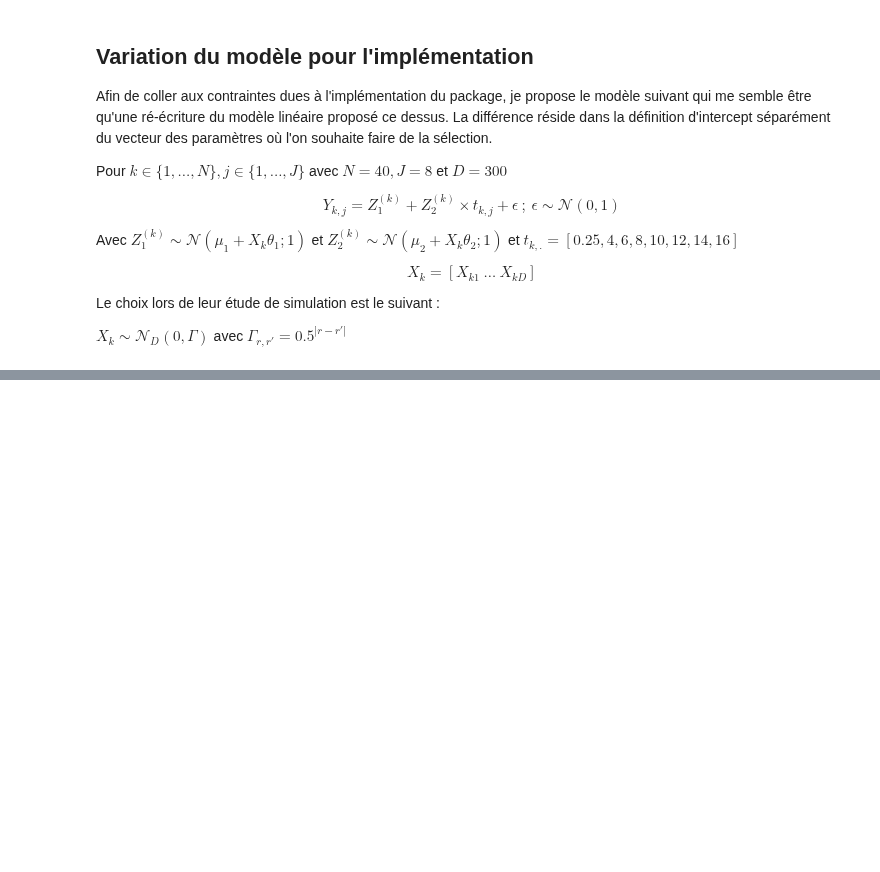
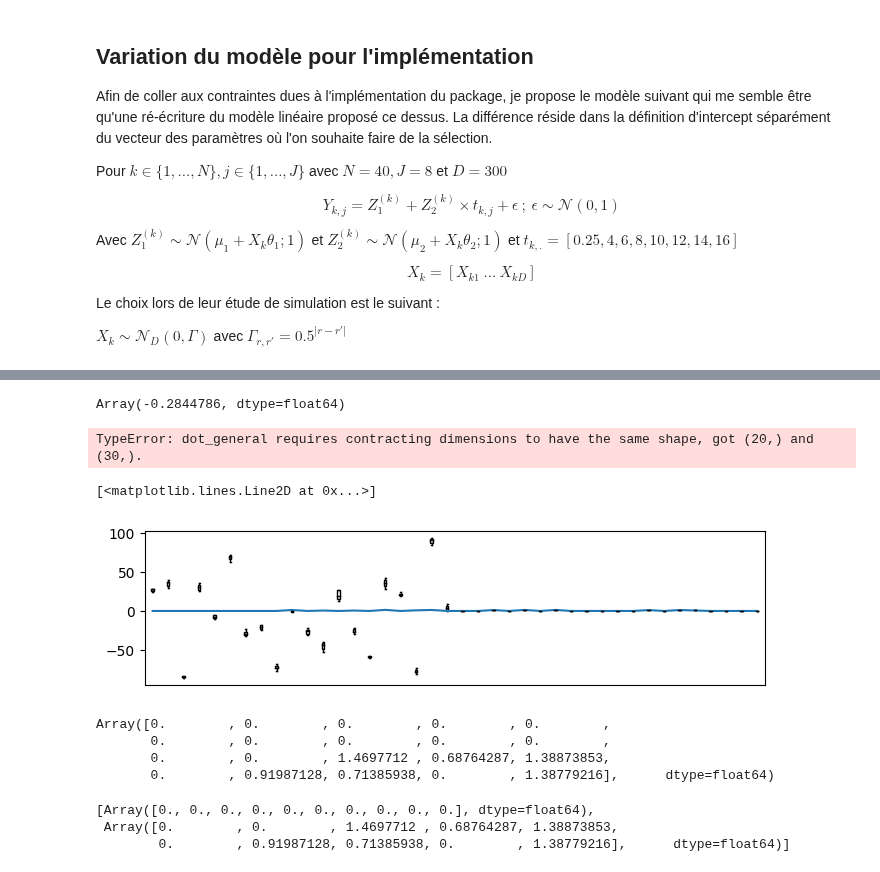
Before and after one commit to caillebotteAntoine/sdg4varselect, a Jupyter notebook: results/simulation_study/LMEM/sim_study_lmem_comparaison_ollier.ipynb, the cells around one changed output, grey strips where cells are left out. Cells and saved outputs as stored; diff of their text form; code cells hidden in the pictures; blank space fills up the shorter version.

```diff
--- a/results/simulation_study/LMEM/sim_study_lmem_comparaison_ollier.ipynb
+++ b/results/simulation_study/LMEM/sim_study_lmem_comparaison_ollier.ipynb
@@ -338,0 +317,37 @@ Array([[-1.07947272e+00,  8.83024003e-01,  1.20475394e+00,
+# %%
+(myobs["cov"] @ theta2_star)[0] + mysim["Z2"][0]
+# %% [output]
+Array(-0.2844786, dtype=float64)
+# %%
+(myobs["cov"] @ multi_res.last_theta[0, 17:])[0] + mysim["Z2"][0]
+# %% [output]
+TypeError: dot_general requires contracting dimensions to have the same shape, got (20,) and (30,).
+# %%
+results[0].sort()
+# %%
+theta = jnp.array(results.last_theta)[0, len(results) - 8 :, 1, 7:]
+
+params_star_HD = jnp.concatenate([p_star.theta1, p_star.theta2])
+
+ax = sdgplt.get_ax(2, 8)
+_ = sdgplt.myBoxplot(
+    ax=ax,
+    x=theta.T,
+)
+ax.plot(params_star_HD)  # , "bs", label="true value")
+# %% [output]
+[<matplotlib.lines.Line2D at 0x...>]
+[figure, added]
+# %%
+jnp.concatenate([p_star.theta1, p_star.theta2])
+# %% [output]
+Array([0.        , 0.        , 0.        , 0.        , 0.        ,
+       0.        , 0.        , 0.        , 0.        , 0.        ,
+       0.        , 0.        , 1.4697712 , 0.68764287, 1.38873853,
+       0.        , 0.91987128, 0.71385938, 0.        , 1.38779216],      dtype=float64)
+# %%
+[p_star.theta1, p_star.theta2]
+# %% [output]
+[Array([0., 0., 0., 0., 0., 0., 0., 0., 0., 0.], dtype=float64),
+ Array([0.        , 0.        , 1.4697712 , 0.68764287, 1.38873853,
+        0.        , 0.91987128, 0.71385938, 0.        , 1.38779216],      dtype=float64)]
```
Also changed, not shown: parts of 10 cells of this notebook, 29 other files.
